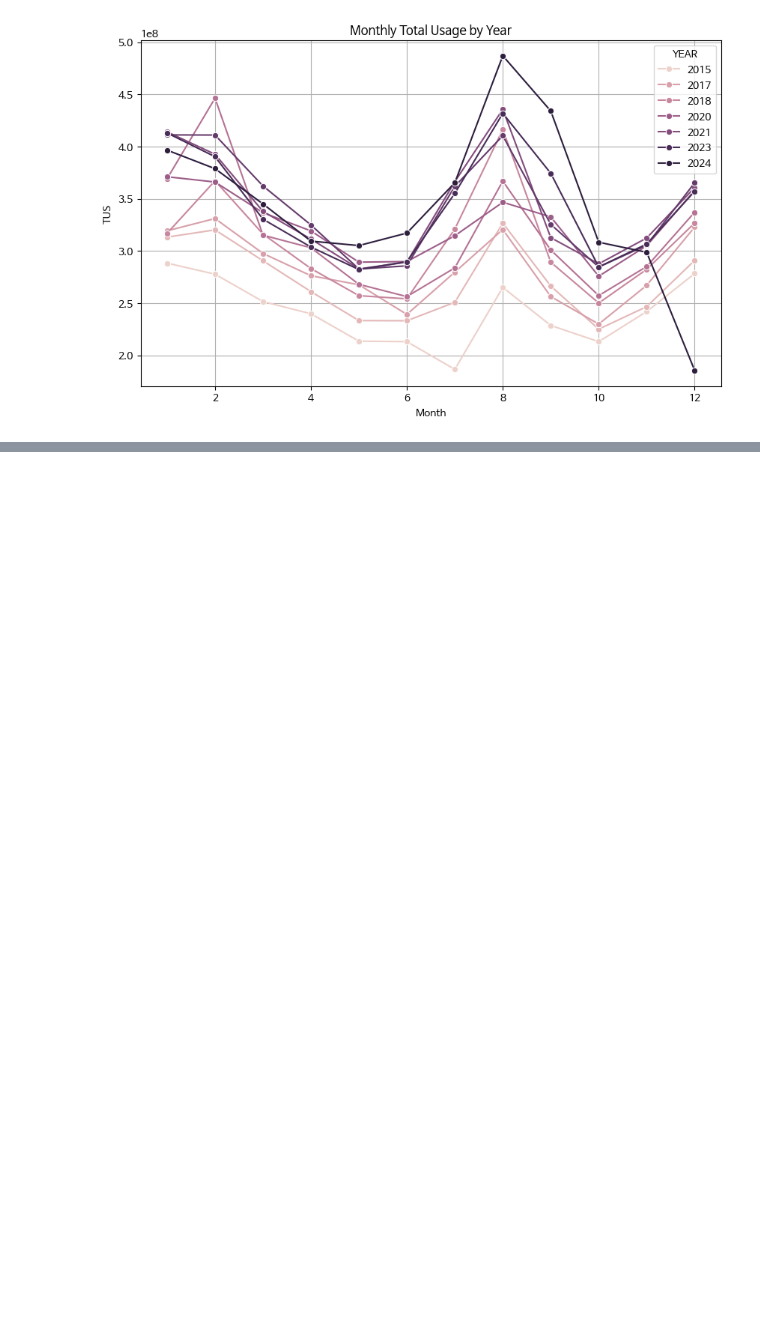
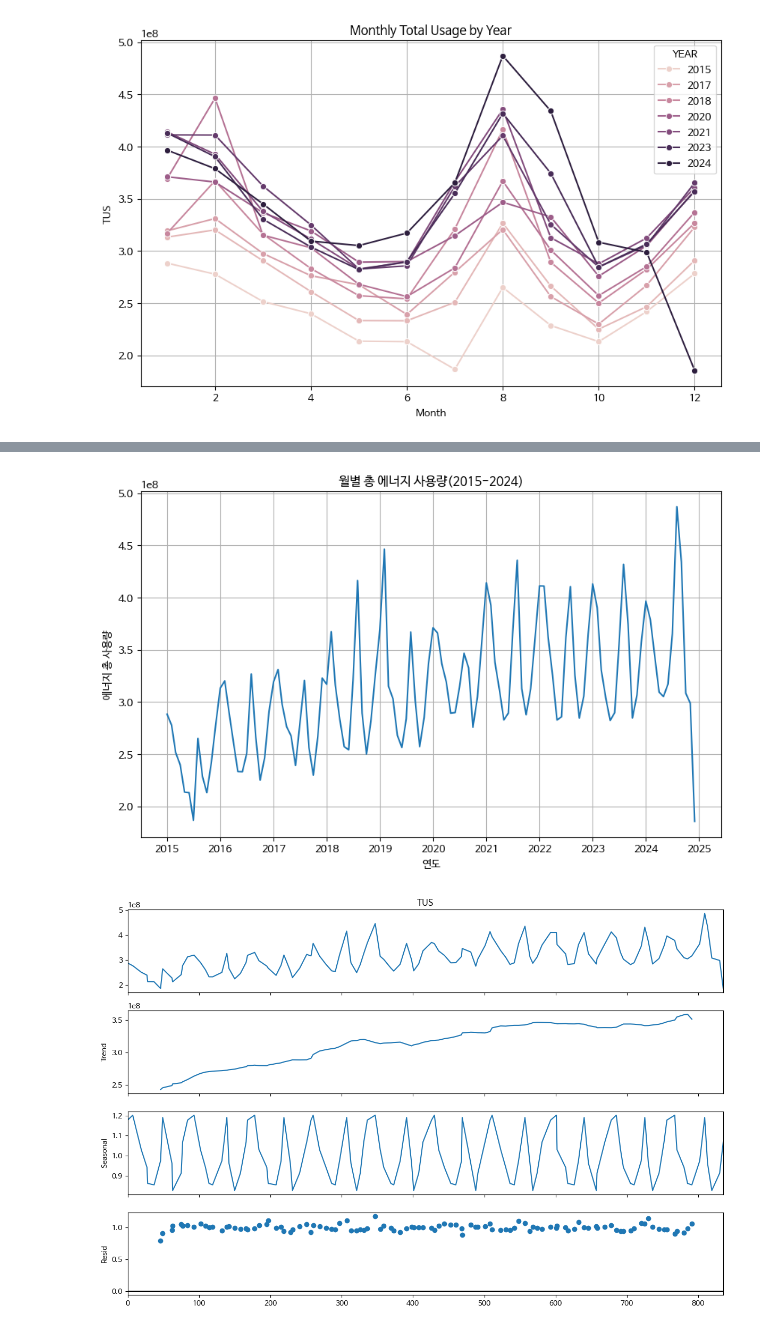
Before and after one commit to geelmens/Data-Analysis-with-Open-Source, a Jupyter notebook: 오픈소스_데이터_분석_4강.ipynb, the cells around one changed output, grey strips where cells are left out. Saved outputs shown, nothing was run; the diff lists cells and outputs as text; code cells hidden in the pictures; blank space fills up the shorter version.

```diff
--- a/오픈소스_데이터_분석_4강.ipynb
+++ b/오픈소스_데이터_분석_4강.ipynb
@@ -390,0 +427,24 @@ plt.show()
+# %%
+from statsmodels.tsa.seasonal import seasonal_decompose
+
+plt.figure(figsize=(10,6))
+plt.plot(df_fin['date'],df_fin['TUS'])
+plt.title('월별 총 에너지 사용량(2015-2024)')
+plt.xlabel('연도')
+plt.ylabel('에너지 총 사용량')
+plt.grid(True)
+plt.show()
+
+decomposition = seasonal_decompose(
+    df_fin['TUS'],
+    model = 'multiplicative',
+    period = 12
+)
+
+fig = decomposition.plot()
+fig.set_size_inches(12,8)
+plt.tight_layout()
+plt.show()
+# %% [output]
+[figure, added]
+[figure, added]
```
Also changed, not shown: parts of 8 cells of this notebook.
